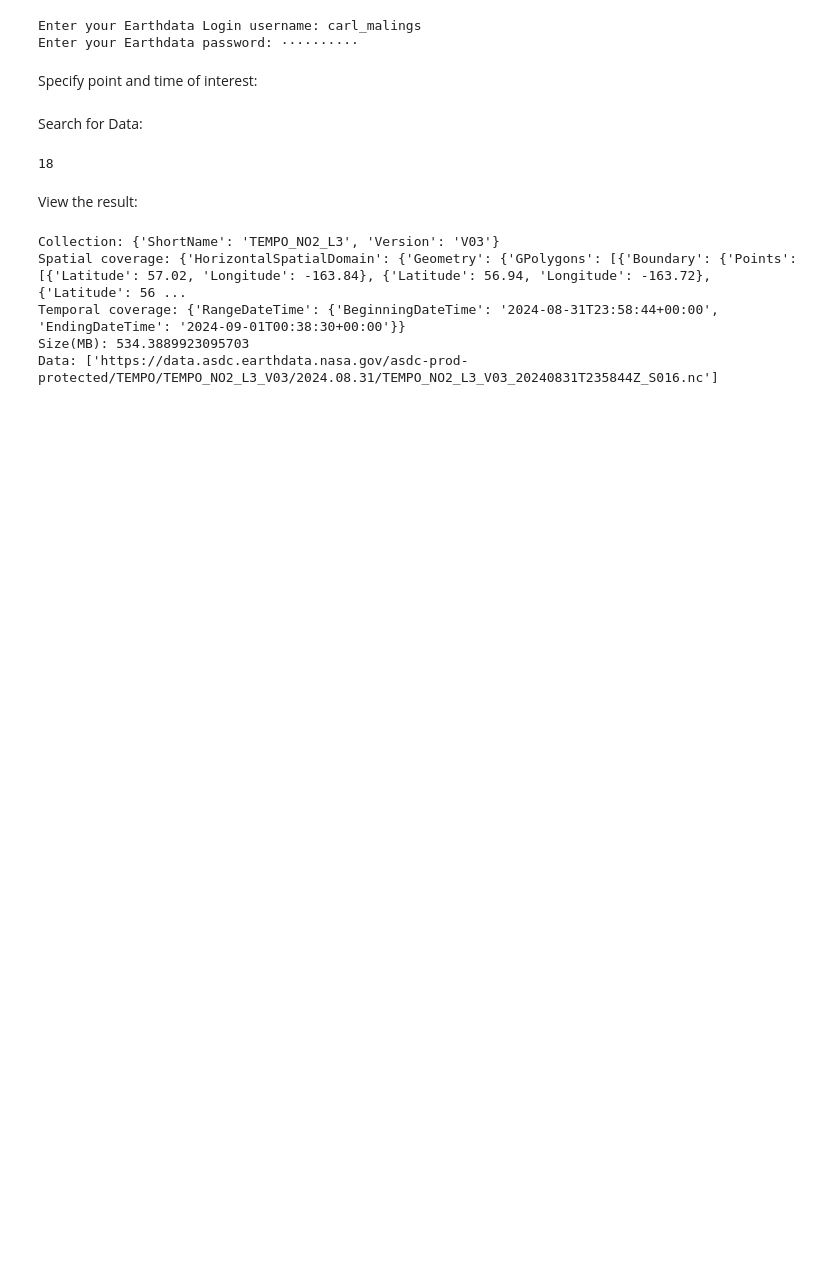
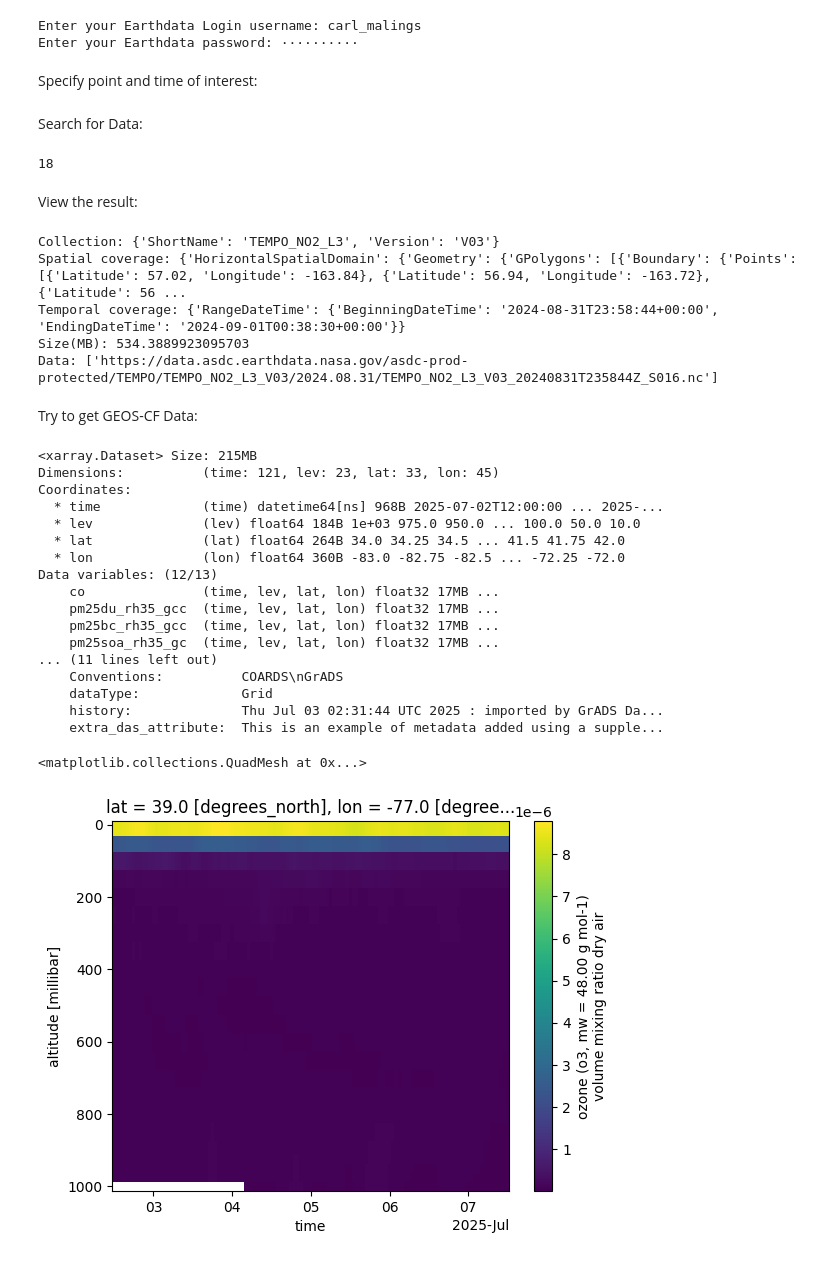
Before and after one commit to CarlMalings/hello_world, a Jupyter notebook: test_notebook.ipynb, the cells around one changed output. Cells and saved outputs as stored; diff of their text form; code cells hidden in the pictures; blank space fills up the shorter version.

Commit message:
Added an example of loading GEOS-CF data

```diff
--- a/test_notebook.ipynb
+++ b/test_notebook.ipynb
@@ -83,3 +85,43 @@ Spatial coverage: {'HorizontalSpatialDomain': {'Geometry': {'GPolygons': [{'Boun
 Temporal coverage: {'RangeDateTime': {'BeginningDateTime': '2024-08-31T23:58:44+00:00', 'EndingDateTime': '2024-09-01T00:38:30+00:00'}}
 Size(MB): 534.3889923095703
 Data: ['https://data.asdc.earthdata.nasa.gov/asdc-prod-protected/TEMPO/TEMPO_NO2_L3_V03/2024.08.31/TEMPO_NO2_L3_V03_20240831T235844Z_S016.nc']
+# %% [markdown]
+Try to get GEOS-CF Data:
+# %%
+# Set the boundary:
+n_lat_min = 34
+n_lat_max = 42
+n_lon_min = -83
+n_lon_max = -72
+
+# Load the dataset:
+s_OPeNDAP_url = 'https://opendap.nccs.nasa.gov/dods/gmao/geos-cf/fcast/chm_inst_1hr_g1440x721_p23.latest'
+a_data_subset = xr.open_dataset(s_OPeNDAP_url).loc[{'lat':slice(n_lat_min,n_lat_max),'lon':slice(n_lon_min,n_lon_max)}]
+
+# Examine the dataset:
+print(a_data_subset)
+
+# Test-plot a time series of the forecast at a location
+n_lat_plot = 38.90
+n_lon_plot = -77.00
+a_data_subset['o3'].sel(lat=n_lat_plot,lon=n_lon_plot,method='nearest').plot(x='time',y='lev',yincrease=False)
+# %% [output]
+<xarray.Dataset> Size: 215MB
+Dimensions:          (time: 121, lev: 23, lat: 33, lon: 45)
+Coordinates:
+  * time             (time) datetime64[ns] 968B 2025-07-02T12:00:00 ... 2025-...
+  * lev              (lev) float64 184B 1e+03 975.0 950.0 ... 100.0 50.0 10.0
+  * lat              (lat) float64 264B 34.0 34.25 34.5 ... 41.5 41.75 42.0
+  * lon              (lon) float64 360B -83.0 -82.75 -82.5 ... -72.25 -72.0
+Data variables: (12/13)
+    co               (time, lev, lat, lon) float32 17MB ...
+    pm25du_rh35_gcc  (time, lev, lat, lon) float32 17MB ...
+    pm25bc_rh35_gcc  (time, lev, lat, lon) float32 17MB ...
+    pm25soa_rh35_gc  (time, lev, lat, lon) float32 17MB ...
+... (11 lines left out)
+    Conventions:          COARDS\nGrADS
+    dataType:             Grid
+    history:              Thu Jul 03 02:31:44 UTC 2025 : imported by GrADS Da...
+    extra_das_attribute:  This is an example of metadata added using a supple...
+<matplotlib.collections.QuadMesh at 0x...>
+[figure, added]
```
Also changed, not shown: parts of 1 cell of this notebook.
